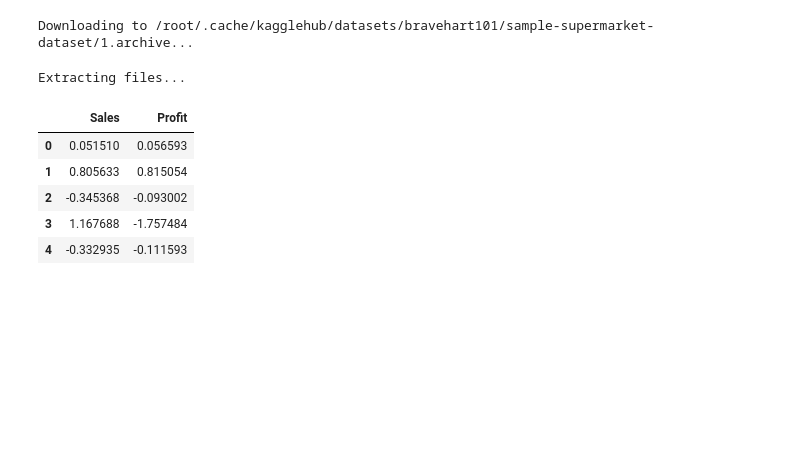
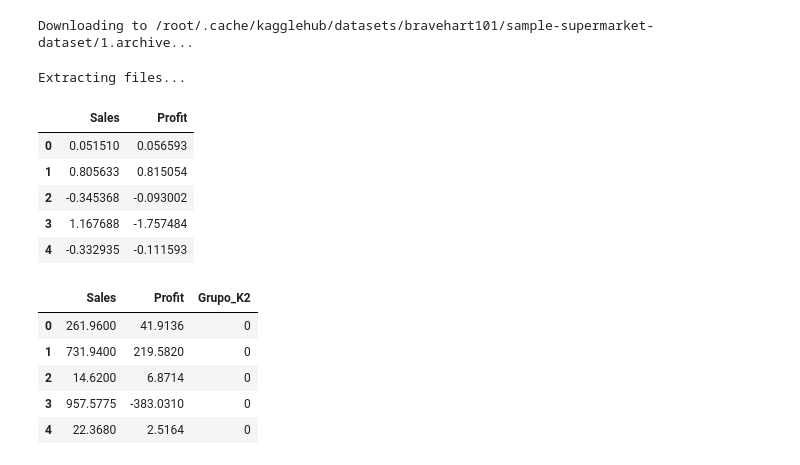
Before and after one commit to jvillagra66-oss/ml-inventario-superstore, a Jupyter notebook: notebooks/01_analisis_inventario.ipynb, the cells around one changed output. Saved outputs shown, nothing was run; the diff lists cells and outputs as text; code cells hidden in the pictures; blank space fills up the shorter version.

Commit message:
Analisis de agrupacion no supervisado (clustering) utiliza el algoritmo K-means agrupa sus funciones y transaciones de forma automatica realiza la siguientes tareas :
kmeans_k2 = KMeans(n_clusters=2, random_state=42, n_init=10)

n_clusters=2: Le ordenas al algoritmo que divida todo tu dataset en exactamente 2 grupos (o clusters).

random_state=42: Fija la semilla aleatoria para que cada vez que ejecutes el código obtengas exactamente los mismos grupos.

n_init=10: Ejecuta el algoritmo 10 veces con diferentes puntos de inicio y elige la mejor combinación para garantizar estabilidad.

kmeans_k2.fit(X_scaled)

Entrena el modelo calculando la distancia euclidiana entre las observaciones utilizando las variables que previamente estandarizaste (X_scaled).

df_cluster["Grupo_K2"] = kmeans_k2.labels_

Extrae la etiqueta asignada a cada fila (0 o 1) y la guarda como una nueva columna llamada Grupo_K2 en tu DataFrame original.

df_cluster.head()

Muestra las primeras filas del DataFrame para que puedas ver a qué grupo (0 o 1) pertenece cada transacción.

```diff
--- a/notebooks/01_analisis_inventario.ipynb
+++ b/notebooks/01_analisis_inventario.ipynb
@@ -1254,3 +1254,19 @@ Extracting files...
 | 2 | -0.345368 | -0.093002 |
 | 3 | 1.167688 | -1.757484 |
 | 4 | -0.332935 | -0.111593 |
+# %%
+from sklearn.cluster import KMeans
+
+# K = 2
+kmeans_k2 = KMeans(n_clusters=2, random_state=42, n_init=10)
+kmeans_k2.fit(x_scaled)
+
+df_cluster["Grupo_K2"] = kmeans_k2.labels_
+df_cluster.head()
+# %% [output]
+|  | Sales | Profit | Grupo_K2 |
+| 0 | 261.9600 | 41.9136 | 0 |
+| 1 | 731.9400 | 219.5820 | 0 |
+| 2 | 14.6200 | 6.8714 | 0 |
+| 3 | 957.5775 | -383.0310 | 0 |
+| 4 | 22.3680 | 2.5164 | 0 |
```
